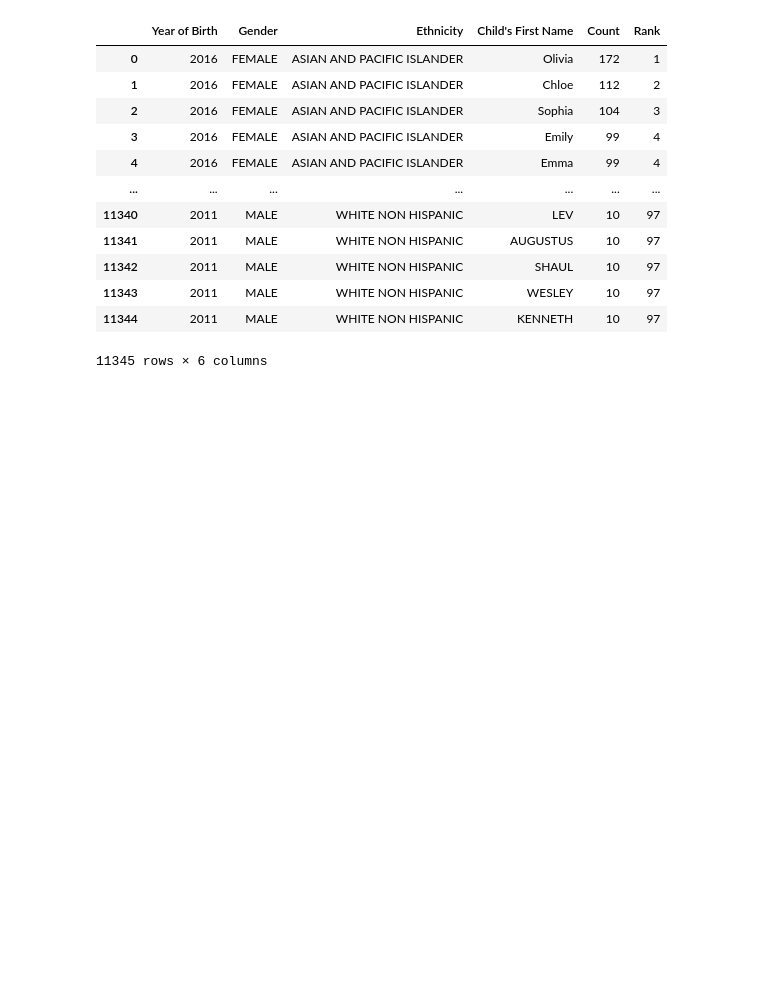
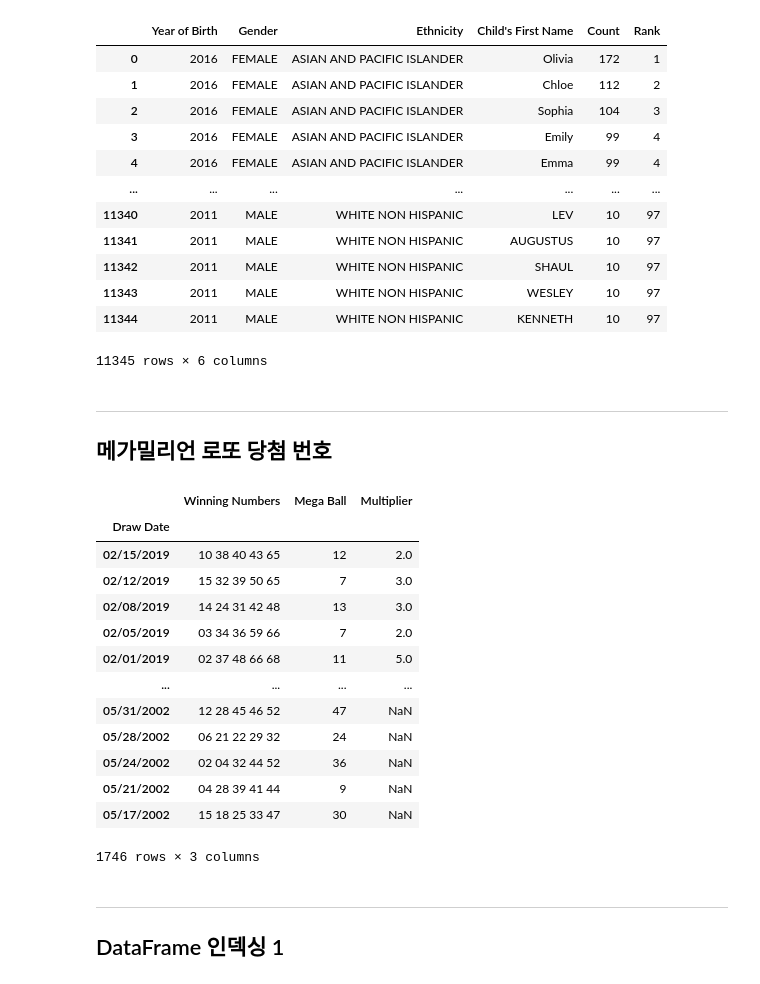
Before and after one commit to ee2e/data_science, a Jupyter notebook: Pandas.ipynb, the cells around one changed output. Saved outputs shown, nothing was run; the diff lists cells and outputs as text; code cells hidden in the pictures; blank space fills up the shorter version.

```diff
--- a/Pandas.ipynb
+++ b/Pandas.ipynb
@@ -188,3 +188,31 @@ df
 | 11343 | 2011 | MALE | WHITE NON HISPANIC | WESLEY | 10 | 97 |
 | 11344 | 2011 | MALE | WHITE NON HISPANIC | KENNETH | 10 | 97 |
 11345 rows × 6 columns
+# %% [markdown]
+---
+## 메가밀리언 로또 당첨 번호
+# %%
+import pandas as pd
+
+# 코드를 작성하세요.
+df = pd.read_csv('data/mega_millions.csv', index_col=0)
+# 정답 출력
+df
+# %% [output]
+|  | Winning Numbers | Mega Ball | Multiplier |
+| Draw Date |  |  |  |
+| 02/15/2019 | 10 38 40 43 65 | 12 | 2.0 |
+| 02/12/2019 | 15 32 39 50 65 | 7 | 3.0 |
+| 02/08/2019 | 14 24 31 42 48 | 13 | 3.0 |
+| 02/05/2019 | 03 34 36 59 66 | 7 | 2.0 |
+| 02/01/2019 | 02 37 48 66 68 | 11 | 5.0 |
+| ... | ... | ... | ... |
+| 05/31/2002 | 12 28 45 46 52 | 47 | NaN |
+| 05/28/2002 | 06 21 22 29 32 | 24 | NaN |
+| 05/24/2002 | 02 04 32 44 52 | 36 | NaN |
+| 05/21/2002 | 04 28 39 41 44 | 9 | NaN |
+| 05/17/2002 | 15 18 25 33 47 | 30 | NaN |
+1746 rows × 3 columns
+# %% [markdown]
+---
+## DataFrame 인덱싱 1
```
Also changed, not shown: parts of 67 cells of this notebook, 3 other files.
